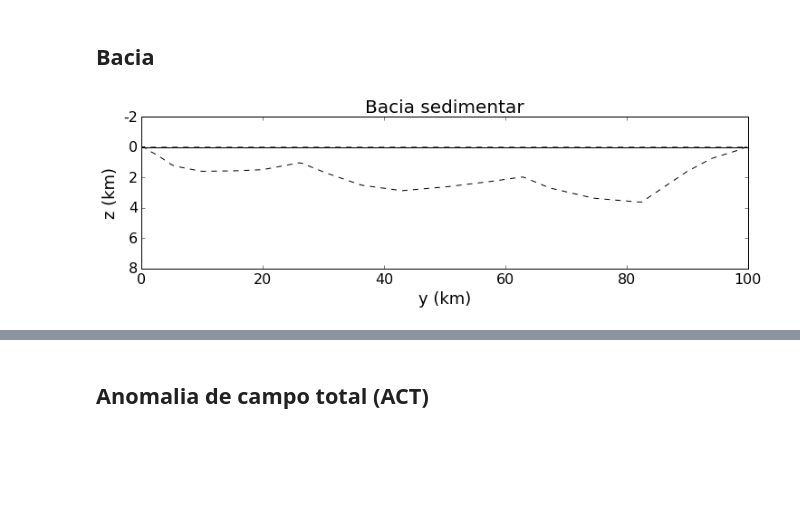
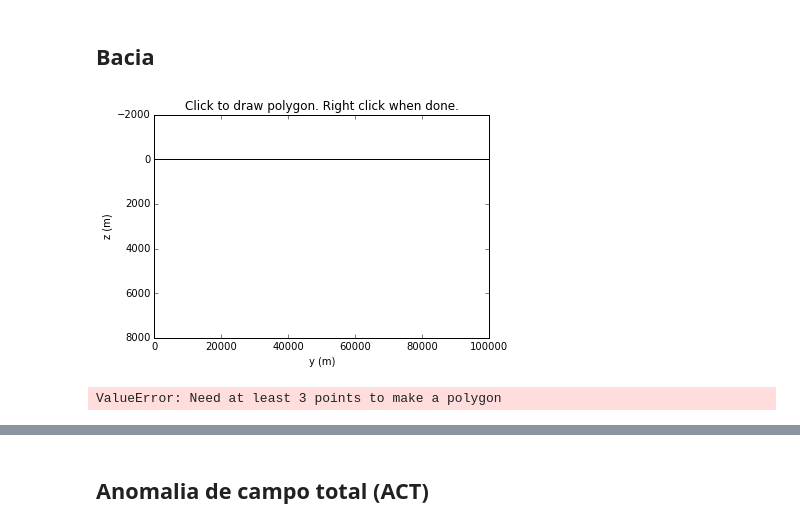
Before and after one commit to birocoles/Disciplina-metodos-potenciais, a Jupyter notebook: Aulas/Deconvolucao_Euler/Bacia/falhas_inclinadas/Euler2D-Bacia-falhas-inclinadas.ipynb, the cells around one changed output, grey strips where cells are left out. Cells and saved outputs as stored; diff of their text form; code cells hidden in the pictures; blank space fills up the shorter version.

```diff
--- a/Aulas/Deconvolucao_Euler/Bacia/falhas_inclinadas/Euler2D-Bacia-falhas-inclinadas.ipynb
+++ b/Aulas/Deconvolucao_Euler/Bacia/falhas_inclinadas/Euler2D-Bacia-falhas-inclinadas.ipynb
@@ -98,16 +101,17 @@ inc, dec = -39.8, -22.5 # inclinação e declinação do campo geomagnético
+# %%
+# Embasamento inicial
+mpl.close('all')
+axes = mpl.pyplot.figure().add_subplot(1,1,1)
+mpl.ylim(zmax, zmin)
+mpl.xlim(ymin, ymax)
+mpl.xlabel('y (m)')
+mpl.ylabel('z (m)')
+mpl.paths([[ymin, 0.0]], [[ymax, 0.0]], style='-k', linewidth=1)
+d = mpl.draw_polygon(area, axes, color='r')
+# %% [output]
+[figure, added]
+ValueError: Need at least 3 points to make a polygon
 # %%
-poligono_bacia = []
-bacia = []
-
-# Embasamento inicial
-#mpl.close('all')
-#axes = mpl.pyplot.figure().add_subplot(1,1,1)
-#mpl.ylim(zmax, zmin)
-#mpl.xlim(ymin, ymax)
-#mpl.xlabel('y (m)')
-#mpl.ylabel('z (m)')
-#mpl.paths([[ymin, 0.0]], [[ymax, 0.0]], style='-k', linewidth=1)
-#d = mpl.draw_polygon(area, axes, color='r')
 d = np.array([[  9.93951613e+04,   7.11297071e+01],
               [  9.39516129e+04,   7.51046025e+02],
               [  8.99193548e+04,   1.61401674e+03],
@@ -128,35 +132,3 @@ d = np.array([[  9.93951613e+04,   7.11297071e+01],
               [  5.24193548e+03,   1.22175732e+03],
               [  2.62096774e+03,   5.15690377e+02],
               [  6.04838710e+02,   9.72803347e+01]])
-
-# Embasamento interpolado
-f = interpolate.interp1d(d[:,0], d[:,1], kind = 'linear', bounds_error = False, fill_value = 0.0)
-nb = 201
-by = np.linspace(ymin, ymax, nb)
-bz = f(by)
-bz[0] = 0.0
-bz[nb-1] = 0.0
-
-poligono_bacia = mesher.Polygon(np.vstack((by, bz)).T)
-
-# Visualização 2D da bacia
-mpl.figure(figsize=(12,3))
-mpl.title('Bacia sedimentar', fontsize=20)
-mpl.paths([[ymin, 0.0]], [[ymax, 0.0]], style='-k', linewidth=1)
-mpl.polygon(poligono_bacia, style='--k', linewidth=1)
-mpl.ylim(zmax, zmin)
-mpl.xlabel('y (km)', fontsize=18)
-mpl.ylabel('z (km)', fontsize=18)
-mpl.xticks(fontsize=16)
-mpl.yticks(fontsize=16)
-mpl.m2km()
-mpl.show()
-
-# Lista de prismas que formam a bacia
-db = (ymax - ymin)/(nb - 1)
-for i in range(nb):
-    bacia.append(mesher.Prism(xmin, xmax,
-                              by[i], by[i] + db,
-                              0.0, bz[i], {'magnetization': utils.ang2vec(-0.1, inc, dec)}))
-# %% [output]
-[figure, removed]
```
Also changed, not shown: parts of 2 cells of this notebook, 8 other files.
